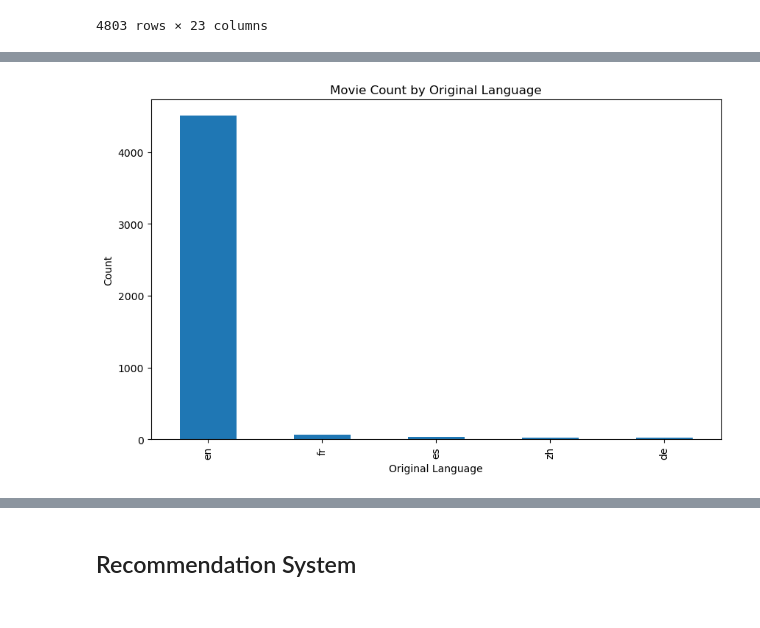
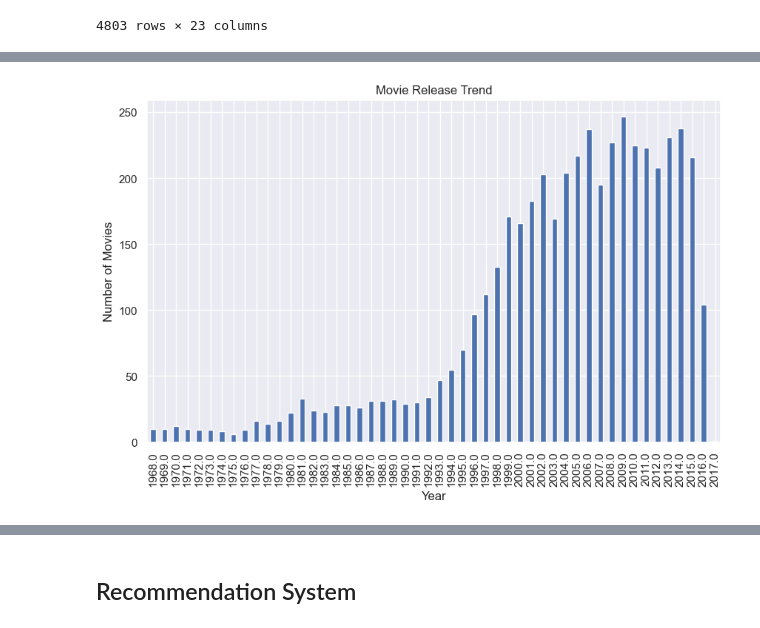
Before and after one commit to Imacharia/Movie_Recomendation, a Jupyter notebook: Movie Recommendation.ipynb, the cells around one changed output, grey strips where cells are left out. Saved outputs shown, nothing was run; the diff lists cells and outputs as text; code cells hidden in the pictures.

Commit message:
Updated outlies plot and refined axis on visuals

```diff
--- a/Movie Recommendation.ipynb
+++ b/Movie Recommendation.ipynb
@@ -334,0 +390,12 @@ movies_credits
+# %%
+# Set the style and context
+sns.set(style='whitegrid')
+
+# Histogram for popularity
+plt.figure(figsize=(10, 6))
+sns.histplot(data=movies_credits, x='popularity', bins=200, kde=True)
+plt.title('Popularity Distribution', fontsize=16)
+plt.xlabel('Popularity', fontsize=16)
+plt.ylabel('Frequency', fontsize=16)
+plt.xlim(0, 150)  # Set the x-axis limits
+plt.show()
@@ -335,10 +404,14 @@ movies_credits
 # %%
-# Bar plot for original_language
+# Set the style and context for Seaborn
+sns.set(style='darkgrid')
+
+# Line plot for release_date
 plt.figure(figsize=(10, 6))
-movies_credits['original_language'].value_counts().head(5).plot(kind='bar')
-plt.title('Movie Count by Original Language')
-plt.xlabel('Original Language')
-plt.ylabel('Count')
+movies_credits['release_date'] = pd.to_datetime(movies_credits['release_date'])
+movies_credits.groupby(movies_credits['release_date'].dt.year)['release_date'].count().tail(50).plot(kind='bar')
+plt.title('Movie Release Trend')
+plt.xlabel('Year')
+plt.ylabel('Number of Movies')
 plt.show()
 # %% [output]
-[figure, old version]
+[figure, new version]
```
Also changed, not shown: parts of 10 cells of this notebook, 2 other files.
